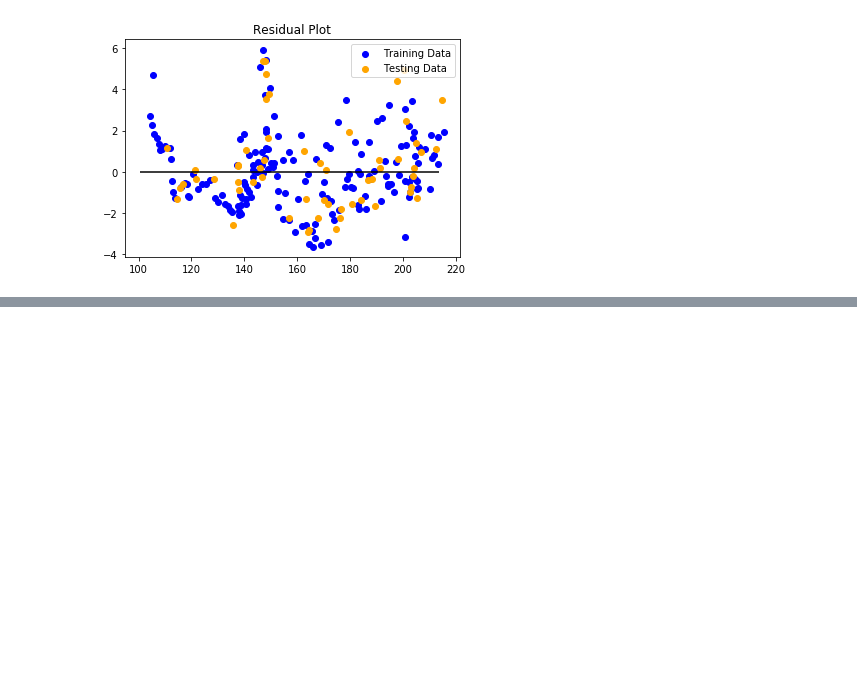
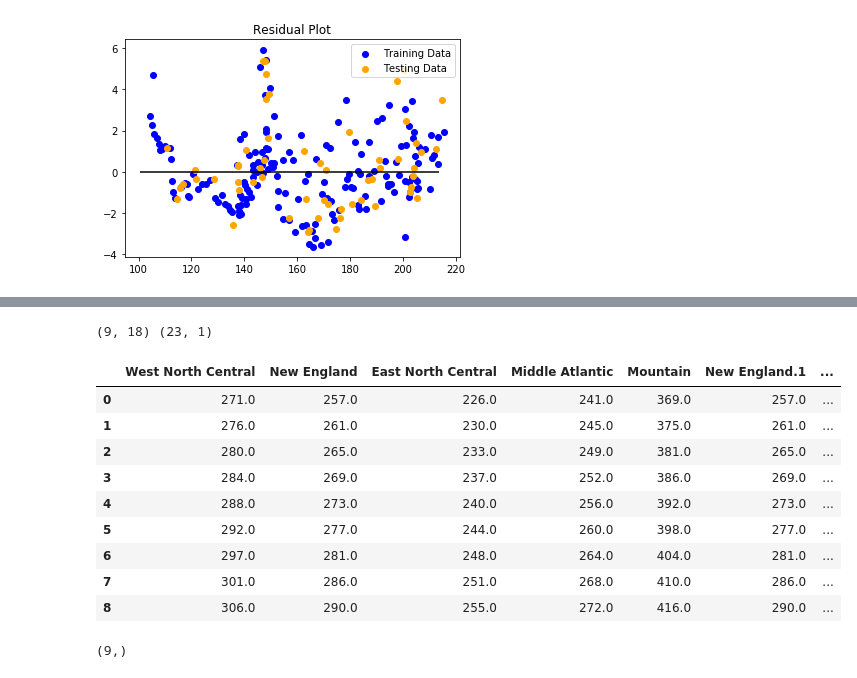
Before and after one commit to andrewboring/laughing-umbrella, a Jupyter notebook: Notebooks/Multi_Variate_Regressions.ipynb, the cells around one changed output, grey strips where cells are left out. Drawn from its saved outputs; the diff is of its cells as text; code cells hidden in the pictures; blank space fills up the shorter version.

```diff
--- a/Notebooks/Multi_Variate_Regressions.ipynb
+++ b/Notebooks/Multi_Variate_Regressions.ipynb
@@ -104,0 +183,3 @@ Text(0.5,1,'Residual Plot')
+# %%
+df = pd.read_csv("../Data/dataset_predicted_values.csv")
+df.head()
@@ -104,0 +193,22 @@ Text(0.5,1,'Residual Plot')
+# %%
+# Assign the data to X and y
+
+X = df.drop(columns=["period","CS_Index"])
+X=X.dropna()
+y = df["CS_Index"].values.reshape(-1, 1)
+print(X.shape, y.shape)
+# %% [output]
+(9, 18) (23, 1)
+# %%
+X
+# %% [output]
+|  | West North Central | New England | East North Central | Middle Atlantic | Mountain | New England.1 | ... |
+| 0 | 271.0 | 257.0 | 226.0 | 241.0 | 369.0 | 257.0 | ... |
+| 1 | 276.0 | 261.0 | 230.0 | 245.0 | 375.0 | 261.0 | ... |
+| 2 | 280.0 | 265.0 | 233.0 | 249.0 | 381.0 | 265.0 | ... |
+| 3 | 284.0 | 269.0 | 237.0 | 252.0 | 386.0 | 269.0 | ... |
+| 4 | 288.0 | 273.0 | 240.0 | 256.0 | 392.0 | 273.0 | ... |
+| 5 | 292.0 | 277.0 | 244.0 | 260.0 | 398.0 | 277.0 | ... |
+| 6 | 297.0 | 281.0 | 248.0 | 264.0 | 404.0 | 281.0 | ... |
+| 7 | 301.0 | 286.0 | 251.0 | 268.0 | 410.0 | 286.0 | ... |
+| 8 | 306.0 | 290.0 | 255.0 | 272.0 | 416.0 | 290.0 | ... |
@@ -104,0 +217,4 @@ Text(0.5,1,'Residual Plot')
+# %%
+CS_Index_predictions.shape
+# %% [output]
+(9,)
```
Also changed, not shown: parts of 17 cells of this notebook.
